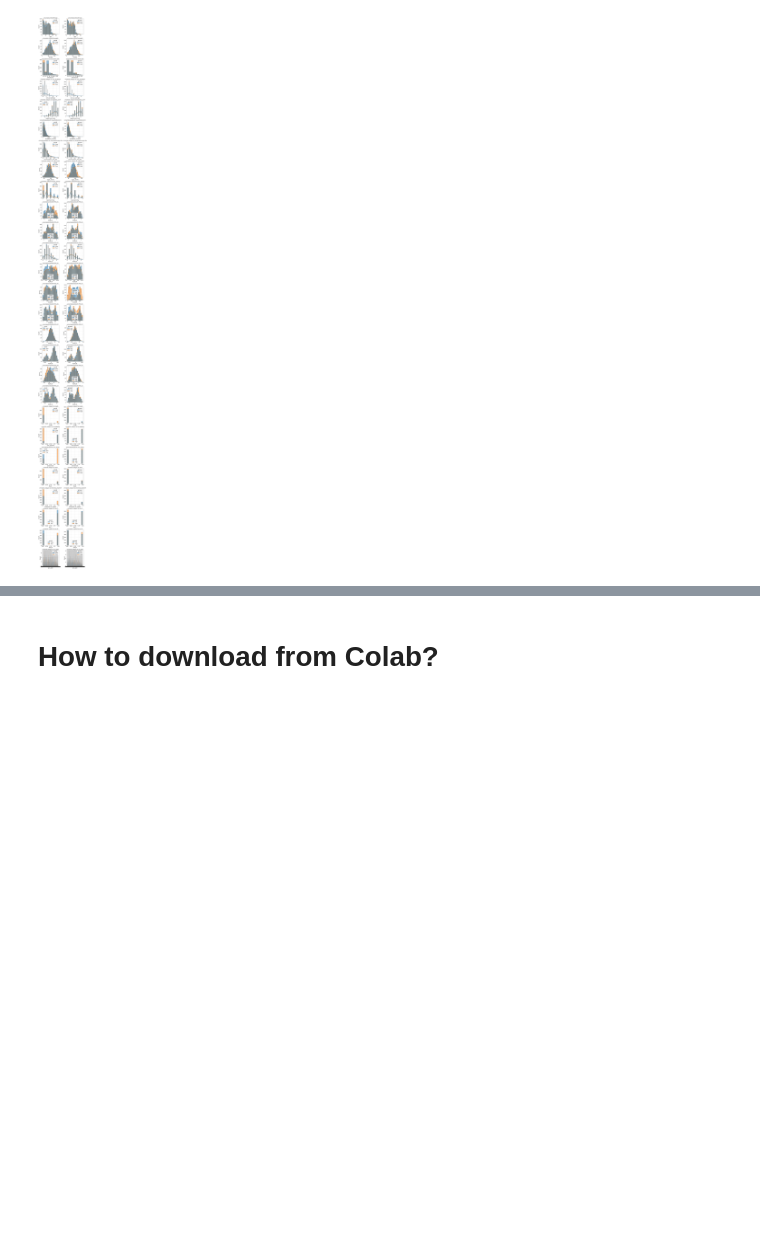
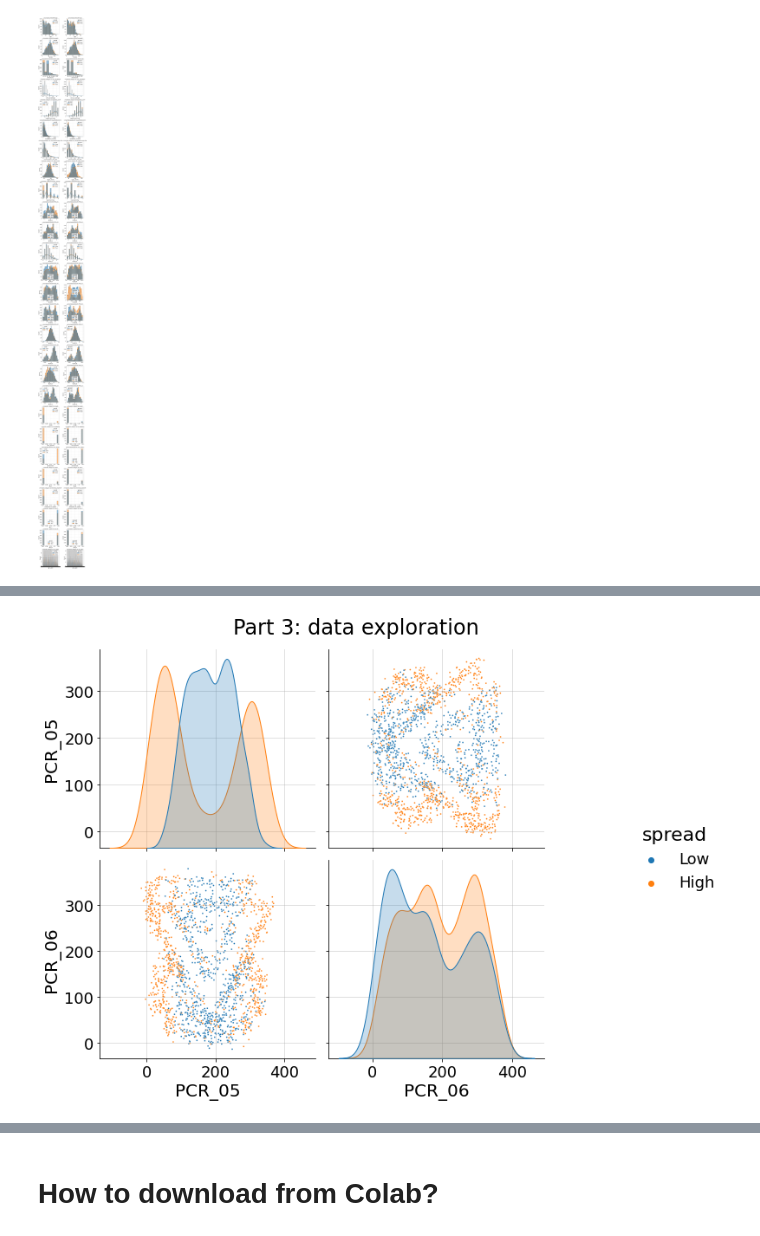
Before and after one commit to inbalh1/ML, a Jupyter notebook: Copy_of_HW1_template.ipynb, the cells around one changed output, grey strips where cells are left out. Saved outputs shown, nothing was run; the diff lists cells and outputs as text; code cells hidden in the pictures; blank space fills up the shorter version.

```diff
--- a/Copy_of_HW1_template.ipynb
+++ b/Copy_of_HW1_template.ipynb
@@ -345,4 +347,10 @@ household_income         0.002651
 PCR_01                   0.000643
 num_of_siblings          0.000233
 Name: spread_numerical, dtype: float64
+# %%
+# (Q16)
+# Draw the 2 best features only
+draw_pairplot(["PCR_05", "PCR_06"], hue="spread", title="Part 3: data exploration")
+# %% [output]
+[figure, added]
 # %%
```
Also changed, not shown: parts of 4 cells of this notebook.
